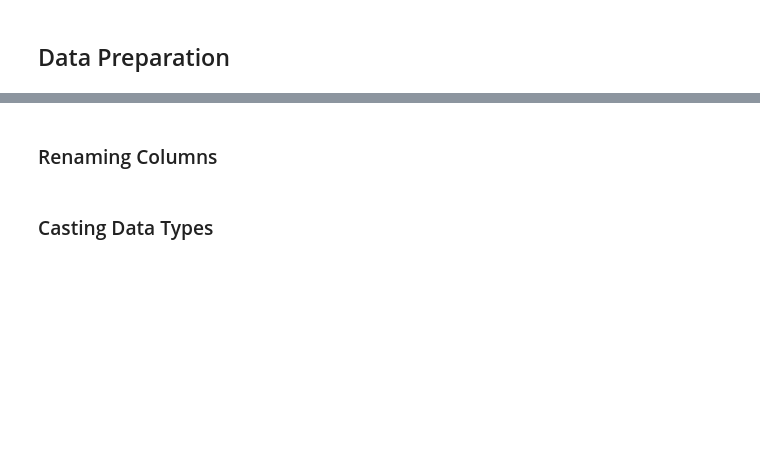
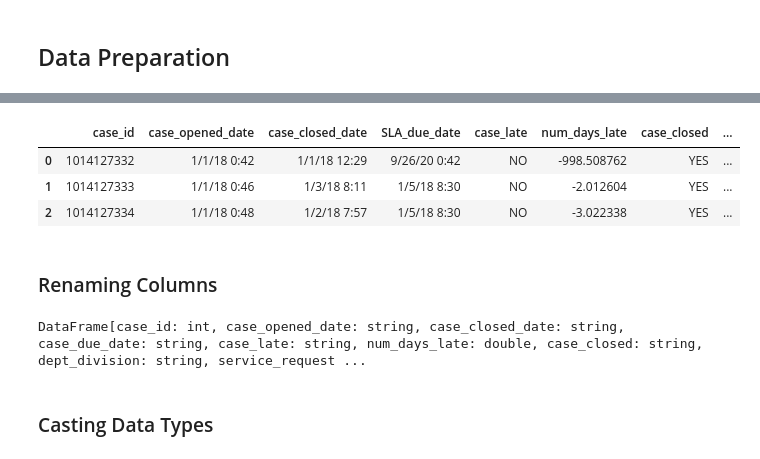
Before and after one commit to CodeupClassroom/innis-spark-exercises, a Jupyter notebook: Wrangle Lesson.ipynb, the cells around one changed output, grey strips where cells are left out. Saved outputs shown, nothing was run; the diff lists cells and outputs as text; code cells hidden in the pictures; blank space fills up the shorter version.

```diff
--- a/Wrangle Lesson.ipynb
+++ b/Wrangle Lesson.ipynb
@@ -71,7 +129,18 @@ df.show(2, vertical=True, truncate=False)
+# %%
+df.limit(3).toPandas()
+# %% [output]
+|  | case_id | case_opened_date | case_closed_date | SLA_due_date | case_late | num_days_late | case_closed | ... |
+| 0 | 1014127332 | 1/1/18 0:42 | 1/1/18 12:29 | 9/26/20 0:42 | NO | -998.508762 | YES | ... |
+| 1 | 1014127333 | 1/1/18 0:46 | 1/3/18 8:11 | 1/5/18 8:30 | NO | -2.012604 | YES | ... |
+| 2 | 1014127334 | 1/1/18 0:48 | 1/2/18 7:57 | 1/5/18 8:30 | NO | -3.022338 | YES | ... |
 # %% [markdown]
 ### Renaming Columns
 # %%
 df = df.withColumnRenamed("SLA_due_date", "case_due_date")
+# %%
+df
+# %% [output]
+DataFrame[case_id: int, case_opened_date: string, case_closed_date: string, case_due_date: string, case_late: string, num_days_late: double, case_closed: string, dept_division: string, service_request ...
 # %% [markdown]
 ### Casting Data Types
 # %%
```
Also changed, not shown: parts of 39 cells of this notebook.
